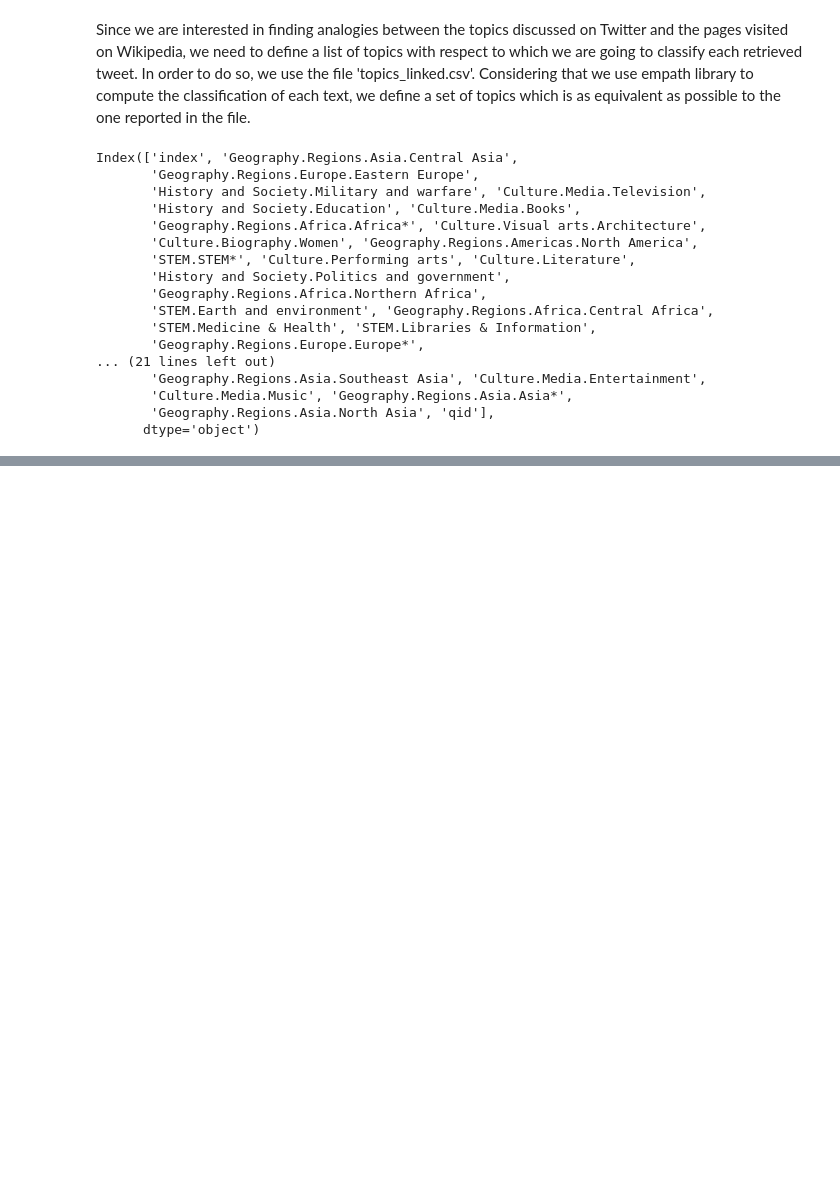
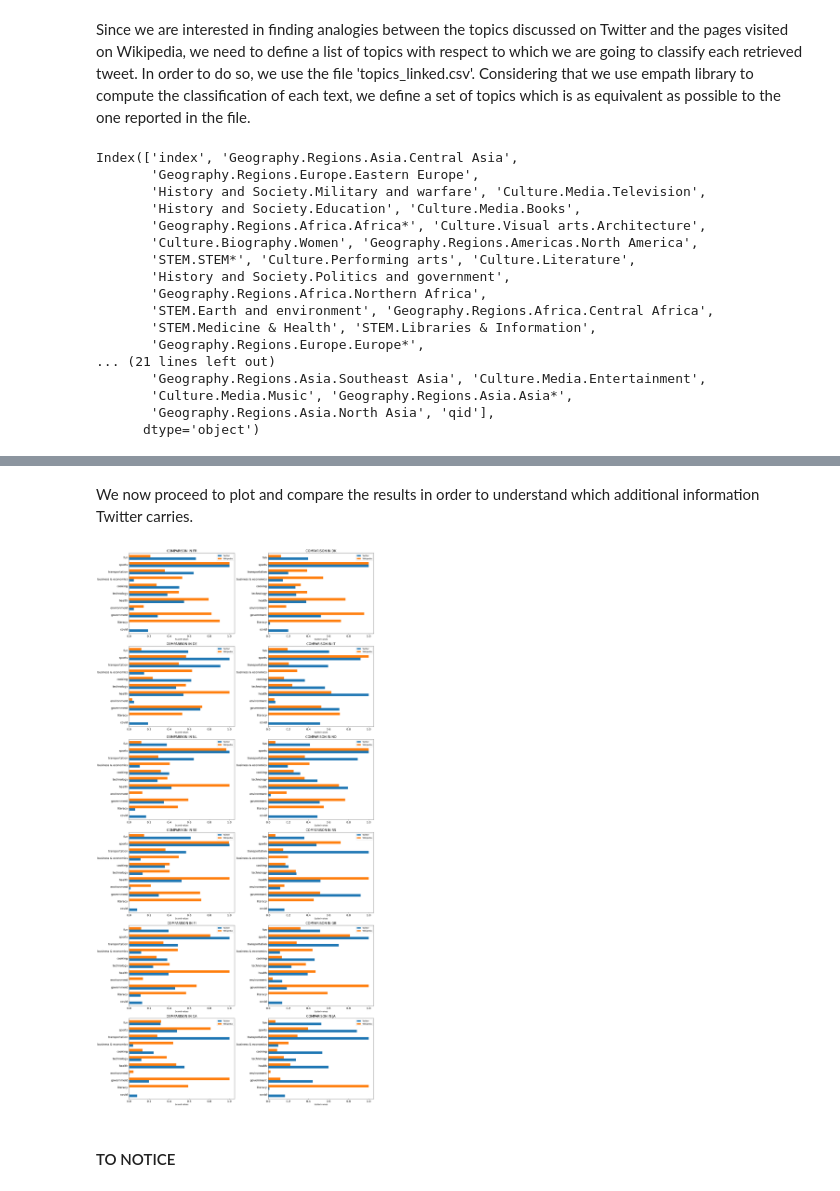
Before and after one commit to RiccardoBrioschi/The-pandemic-through-the-eyes-of-Internet, a Jupyter notebook: RQ1_Wiki&Twitter_data_investigation.ipynb, the cells around one changed output, grey strips where cells are left out. Drawn from its saved outputs; the diff is of its cells as text; code cells hidden in the pictures; blank space fills up the shorter version.

```diff
--- a/RQ1_Wiki&Twitter_data_investigation.ipynb
+++ b/RQ1_Wiki&Twitter_data_investigation.ipynb
@@ -290,0 +270,31 @@ The result we had from the previous analysis can be justified by this plot. In f
+# %% [markdown]
+We now proceed to plot and compare the results in order to understand which additional information Twitter carries.
+# %%
+fig, axs = plt.subplots(6,2,figsize=(20,40))
+# Plotting results for each one of the 12 countries
+for country in analysed_countries:
+
+    index = analysed_countries.index(country)
+    row = index // 2
+    col = index % 2
+    # Computing topic scores using Empath library
+    twitter_score = lexicon.analyze(data[country].tweet.str.cat(sep=' '), categories=topics,normalize=True)
+    # Computing MinMax Scaling on Wikipedia pagelogs
+    max_wiki,min_wiki = max(wikipedia_data[country].values()), min(wikipedia_data[country].values())
+    max_twitter, min_twitter = max(twitter_score.values()), min(twitter_score.values())
+    country_dic = {}
+
+    for twitter_topic, wikipedia_topic in zip(topics,wikipedia_topics):
+        country_dic[twitter_topic] = [(twitter_score[twitter_topic]-min_twitter)/(max_twitter-min_twitter) ,
+                                      (wikipedia_data[country][wikipedia_topic]-min_wiki) / (max_wiki - min_wiki)]
+
+    # Defining provisional DataFrame used to plot the results
+    topic_data =  pd.DataFrame(country_dic, index=['Twitter','Wikipedia']).T
+    topic_data.plot(kind='barh', width=0.7, ax=axs[row,col], fontsize=14)
+    axs[row,col].set_title('COMPARISON IN {}'.format(country.upper()), fontsize=16)
+    axs[row,col].set_xlabel('Scaled values')
+plt.tight_layout()
+# %% [output]
+[figure, added]
+# %% [markdown]
+#### TO NOTICE
```
Also changed, not shown: parts of 35 cells of this notebook.
